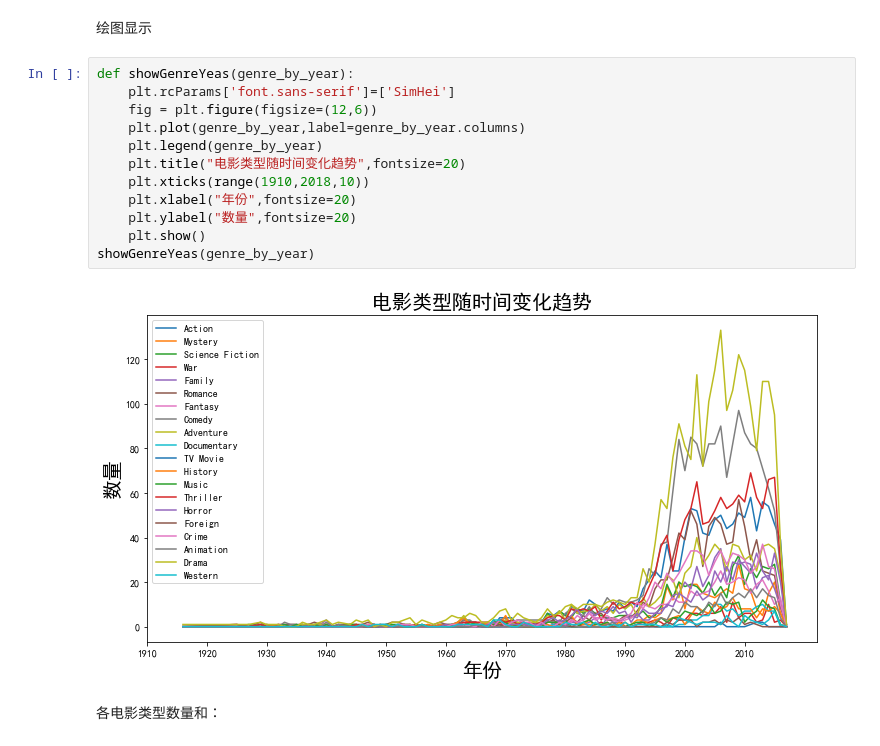
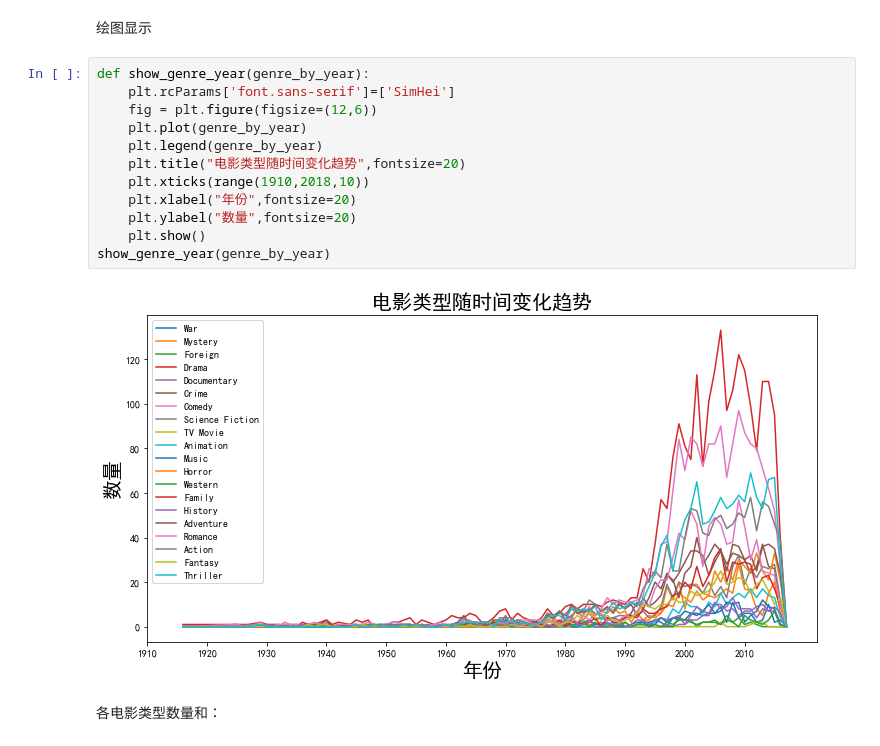
Before and after one commit to Brokenwind/TMDB, a Jupyter notebook: tmdb.ipynb, the cells around one changed output. Cells and saved outputs as stored; diff of their text form.

```diff
--- a/tmdb.ipynb
+++ b/tmdb.ipynb
@@ -202,19 +190,19 @@ genre_by_year.tail(2)
 # %% [markdown]
 绘图显示
 # %%
-def showGenreYeas(genre_by_year):
+def show_genre_year(genre_by_year):
     plt.rcParams['font.sans-serif']=['SimHei']
     fig = plt.figure(figsize=(12,6))
-    plt.plot(genre_by_year,label=genre_by_year.columns)
+    plt.plot(genre_by_year)
     plt.legend(genre_by_year)
     plt.title("电影类型随时间变化趋势",fontsize=20)
     plt.xticks(range(1910,2018,10))
     plt.xlabel("年份",fontsize=20)
     plt.ylabel("数量",fontsize=20)
     plt.show()
-showGenreYeas(genre_by_year)
+show_genre_year(genre_by_year)
 # %% [output]
-[figure, old version]
+[figure, new version]
 # %% [markdown]
 各电影类型数量和：
 # %%
```
Also changed, not shown: parts of 45 cells of this notebook.
